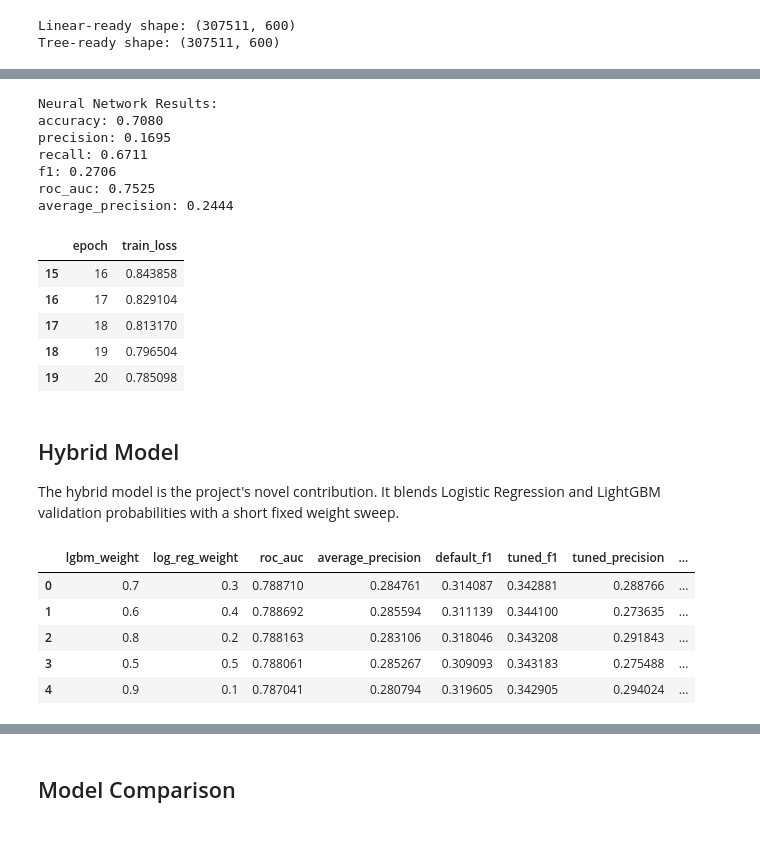
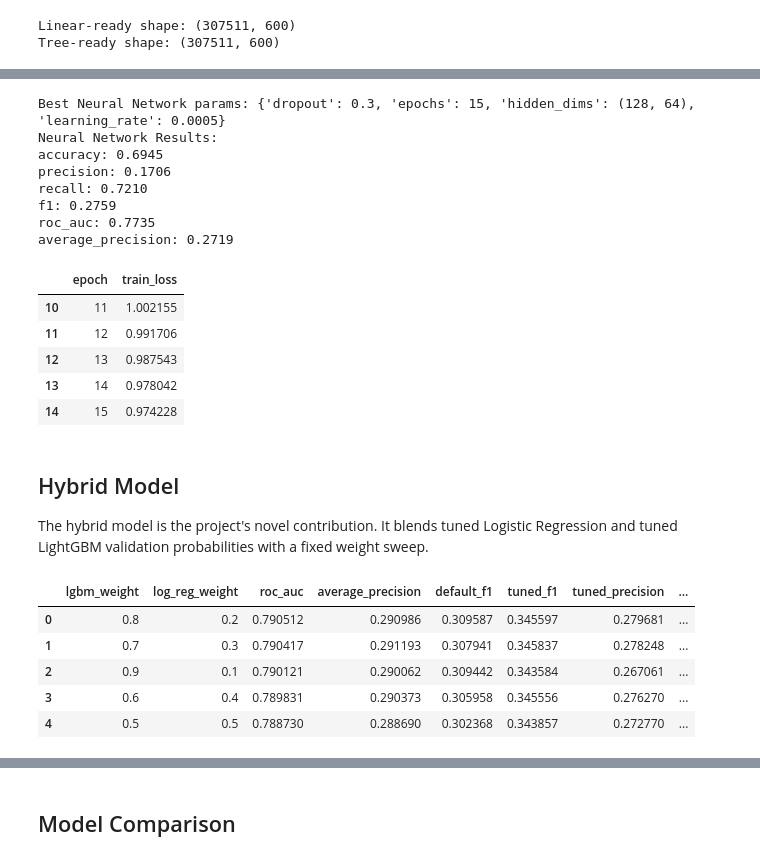
Before and after one commit to phisomni-edu/ds4400-credit-default, a Jupyter notebook: notebooks/04_model_training.ipynb, the cells around one changed output, grey strips where cells are left out. Cells and saved outputs as stored; diff of their text form; code cells hidden in the pictures.

```diff
--- a/notebooks/04_model_training.ipynb
+++ b/notebooks/04_model_training.ipynb
@@ -127,6 +110,24 @@ average_precision: 0.2447
 # %%
-lgbm_model, lgbm_results, y_val_lgbm, lgbm_probs = train_lightgbm_baseline()
+# Previous LightGBM grid search:
+# lgbm_param_grid = {
+#     "n_estimators": [300, 500],
+#     "learning_rate": [0.03, 0.05],
+#     "num_leaves": [31, 64, 96],
+#     "min_child_samples": [20, 50],
+# }
 
+lgbm_param_grid = {
+    "learning_rate": [0.03],
+    "min_child_samples": [50],
+    "n_estimators": [500],
+    "num_leaves": [64],
+}
+
+lgbm_model, lgbm_results, y_val_lgbm, lgbm_probs, lgbm_tuning_results, best_lgbm_params = tune_lightgbm_baseline(
+    param_grid=lgbm_param_grid
+)
+
+print("Best LightGBM params:", best_lgbm_params)
 print("LightGBM Results:")
 for metric, value in lgbm_results.items():
     if metric != "model":
@@ -142,6 +144,24 @@ average_precision: 0.2775
 # %%
-mlp_model, mlp_results, mlp_history, y_val_mlp, mlp_probs = train_mlp_baseline()
+# Previous Neural Network grid search:
+# mlp_param_grid = {
+#     "hidden_dims": [(256, 128), (128, 64), (256, 64)],
+#     "dropout": [0.2, 0.3],
+#     "learning_rate": [0.001, 0.0005],
+#     "epochs": [15, 20],
+# }
 
+mlp_param_grid = {
+    "hidden_dims": [(128, 64)],
+    "dropout": [0.3],
+    "learning_rate": [0.0005],
+    "epochs": [15],
+}
+
+mlp_model, mlp_results, mlp_history, y_val_mlp, mlp_probs, mlp_tuning_results, best_mlp_params = tune_mlp_baseline(
+    param_grid=mlp_param_grid
+)
+
+print("Best Neural Network params:", best_mlp_params)
 print("Neural Network Results:")
 for metric, value in mlp_results.items():
     if metric != "model":
@@ -149,58 +169,58 @@ for metric, value in mlp_results.items():
 
 mlp_history.tail()
 # %% [output]
+Best Neural Network params: {'dropout': 0.3, 'epochs': 15, 'hidden_dims': (128, 64), 'learning_rate': 0.0005}
 Neural Network Results:
-accuracy: 0.7080
-precision: 0.1695
-recall: 0.6711
-f1: 0.2706
-roc_auc: 0.7525
-average_precision: 0.2444
+accuracy: 0.6945
+precision: 0.1706
+recall: 0.7210
+f1: 0.2759
+roc_auc: 0.7735
+average_precision: 0.2719
 |  | epoch | train_loss |
-| 15 | 16 | 0.843858 |
-| 16 | 17 | 0.829104 |
-| 17 | 18 | 0.813170 |
-| 18 | 19 | 0.796504 |
-| 19 | 20 | 0.785098 |
+| 10 | 11 | 1.002155 |
+| 11 | 12 | 0.991706 |
+| 12 | 13 | 0.987543 |
+| 13 | 14 | 0.978042 |
+| 14 | 15 | 0.974228 |
 # %% [markdown]
 ## Hybrid Model
 
-The hybrid model is the project's novel contribution. It blends Logistic Regression and LightGBM validation probabilities with a short fixed weight sweep.
+The hybrid model is the project's novel contribution. It blends tuned Logistic Regression and tuned LightGBM validation probabilities with a fixed weight sweep.
 # %%
-hybrid_y_val = y_val_linear.reset_index(drop=True)
+hybrid_y_val = y_val_log_reg.reset_index(drop=True)
 if not hybrid_y_val.equals(y_val_lgbm.reset_index(drop=True)):
     raise ValueError("Validation labels do not align between Logistic Regression and LightGBM.")
 
 hybrid_rows = []
 for lgbm_weight in [0.50, 0.60, 0.70, 0.80, 0.90]:
     hybrid_probs_candidate = blend_probabilities(lgbm_probs, log_reg_probs, primary_weight=lgbm_weight)
     default_metrics = evaluate_predictions(hybrid_y_val, hybrid_probs_candidate)
     tuned_metrics = evaluate_with_best_f1_threshold(hybrid_y_val, hybrid_probs_candidate)
-
     hybrid_rows.append(
         {
             "lgbm_weight": lgbm_weight,
             "log_reg_weight": 1 - lgbm_weight,
             "roc_auc": default_metrics["roc_auc"],
             "average_precision": default_metrics["average_precision"],
             "default_f1": default_metrics["f1"],
             "tuned_f1": tuned_metrics["f1"],
             "tuned_precision": tuned_metrics["precision"],
             "tuned_recall": tuned_metrics["recall"],
             "tuned_threshold": tuned_metrics["threshold"],
         }
     )
 
 hybrid_weight_df = pd.DataFrame(hybrid_rows)
 hybrid_weight_df = hybrid_weight_df.sort_values(["roc_auc", "tuned_f1"], ascending=False).reset_index(drop=True)
 hybrid_weight_df
 # %% [output]
 |  | lgbm_weight | log_reg_weight | roc_auc | average_precision | default_f1 | tuned_f1 | tuned_precision | ... |
-| 0 | 0.7 | 0.3 | 0.788710 | 0.284761 | 0.314087 | 0.342881 | 0.288766 | ... |
-| 1 | 0.6 | 0.4 | 0.788692 | 0.285594 | 0.311139 | 0.344100 | 0.273635 | ... |
-| 2 | 0.8 | 0.2 | 0.788163 | 0.283106 | 0.318046 | 0.343208 | 0.291843 | ... |
-| 3 | 0.5 | 0.5 | 0.788061 | 0.285267 | 0.309093 | 0.343183 | 0.275488 | ... |
-| 4 | 0.9 | 0.1 | 0.787041 | 0.280794 | 0.319605 | 0.342905 | 0.294024 | ... |
+| 0 | 0.8 | 0.2 | 0.790512 | 0.290986 | 0.309587 | 0.345597 | 0.279681 | ... |
+| 1 | 0.7 | 0.3 | 0.790417 | 0.291193 | 0.307941 | 0.345837 | 0.278248 | ... |
+| 2 | 0.9 | 0.1 | 0.790121 | 0.290062 | 0.309442 | 0.343584 | 0.267061 | ... |
+| 3 | 0.6 | 0.4 | 0.789831 | 0.290373 | 0.305958 | 0.345556 | 0.276270 | ... |
+| 4 | 0.5 | 0.5 | 0.788730 | 0.288690 | 0.302368 | 0.343857 | 0.272770 | ... |
 # %%
 best_hybrid_row = hybrid_weight_df.iloc[0]
 best_lgbm_weight = float(best_hybrid_row["lgbm_weight"])
```
Also changed, not shown: parts of 16 cells of this notebook, 3 other files.
